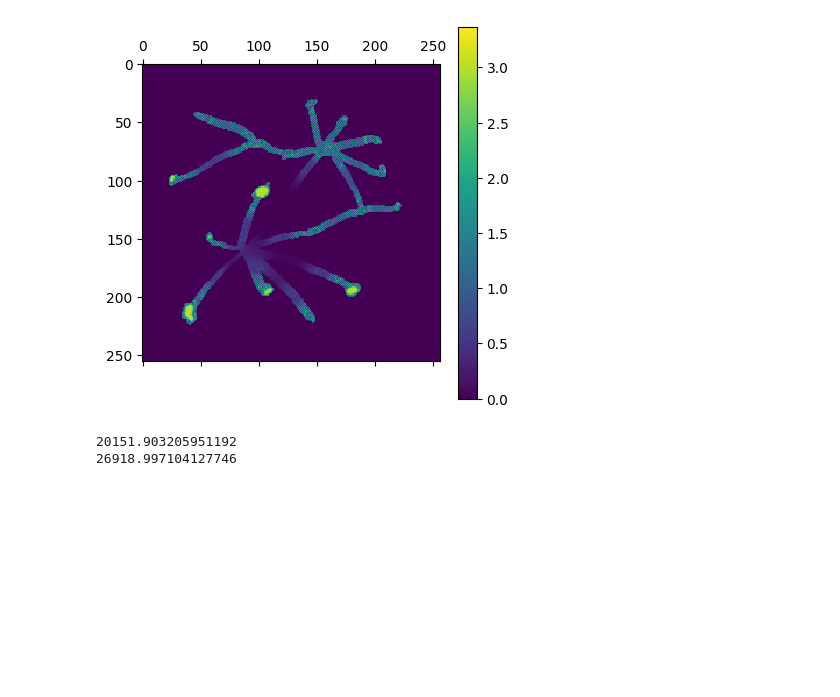
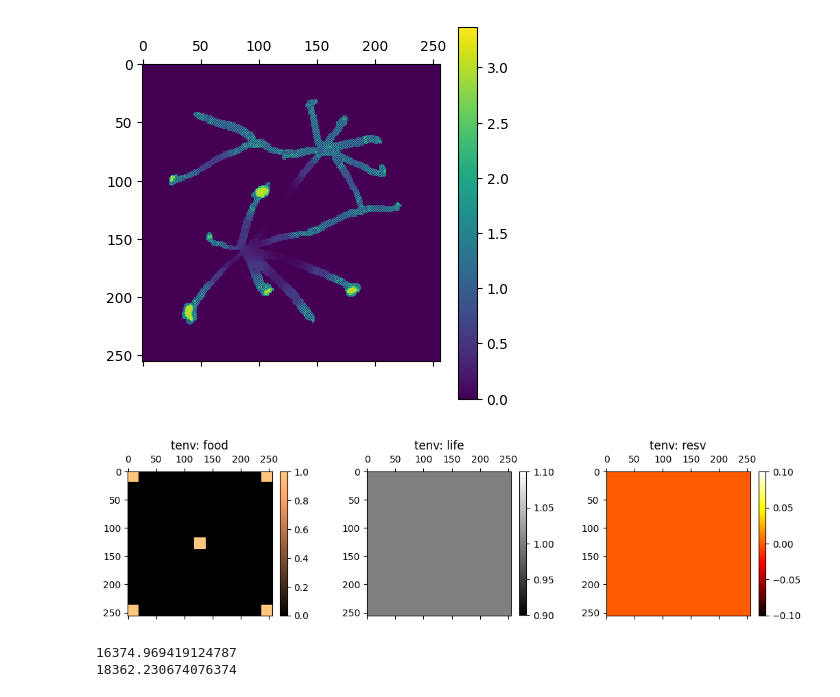
Before and after one commit to abarbieu/slime_mold_nca, a Jupyter notebook: playground.ipynb, the cells around one changed output. Drawn from its saved outputs; the diff is of its cells as text; code cells hidden in the pictures; blank space fills up the shorter version.

```diff
--- a/playground.ipynb
+++ b/playground.ipynb
@@ -136,8 +112,15 @@ tenv = PetriDish.from_env("tenv", test_envs["large"]['6']['4'])
 # %%
 tenv.food = np.zeros_like(tenv.life)
 tenv.life = np.ones_like(tenv.life)
-# places food in the corners and middle
-tenv.food[0,0] = 1
-tenv.food[0,-1] = 1
-tenv.food[-1,0] = 1
-tenv.food[-1,-1] = 1
+# places blocks of food the size of sz in the corners and middle of a the food grid
+sz=20
+tenv.food[:sz,:sz] = 1
+tenv.food[-sz:,-sz:] = 1
+tenv.food[-sz:,:sz] = 1
+tenv.food[:sz,-sz:] = 1
+tenv.food[tenv.food.shape[0]//2-sz//2:tenv.food.shape[0]//2+sz//2,tenv.food.shape[1]//2-sz//2:tenv.food.shape[1]//2+sz//2] = 1
+
+
+tenv.display()
+# %% [output]
+[figure, added]
@@ -144,19 +132,22 @@ tenv.food[-1,-1] = 1
 # %%
-
+import math
 # Records a video of diffusion in tenv
-with VideoWriter("./encasm/results/diffusion.mp4", fps=15) as vid:
+with VideoWriter("./encasm/results/diffusion.mp4", fps=33) as vid:
     vid.add_concat_grids([tenv.resv], cols = 1)
     print(tenv.resv.sum())
 
-    for i in range(600):
+    for i in range(200):
         tenv.resv += tenv.food * 0.2
         tenv.resv = np.clip(tenv.resv, 0, 3)
-        tenv.resv = diffuse(tenv.resv, tenv.life)
+        tenv.resv = diffuse(tenv.resv, tenv.life, cutoff=0.3)
         # sets 10% of all life cells to 0
-        # tenv.resv[tenv.life.nonzero()] *= np.random.rand(*tenv.life[tenv.life.nonzero()].shape) > 0.001
+        # tenv.resv[tenv.life.nonzero()] *= np.random.rand(*tenv.life[tenv.life.nonzero()].shape) > 0.00001
+        # tenv.resv[tenv.life.nonzero()] *= np.random.rand(*tenv.life[tenv.life.nonzero()].shape) > 0.00001
         if i % 1 == 0:
+            tenv.resv[0,0] = 1
+            tenv.resv[0,1] = 0
             vid.add_concat_grids([tenv.resv], cols = 1)
     print(tenv.resv.sum())
 # %% [output]
-20151.903205951192
-26918.997104127746
+16374.969419124787
+18362.230674076374
```
Also changed, not shown: parts of 9 cells of this notebook, 7 other files.
